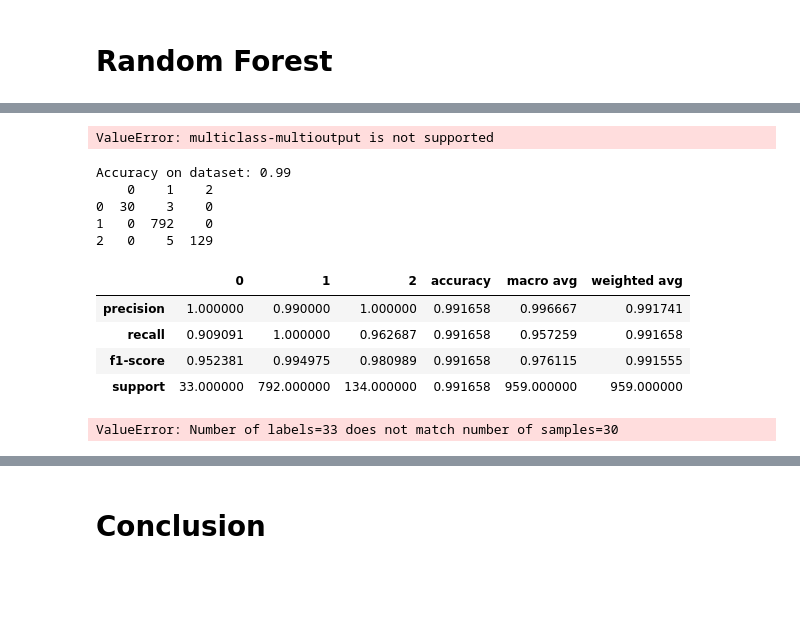
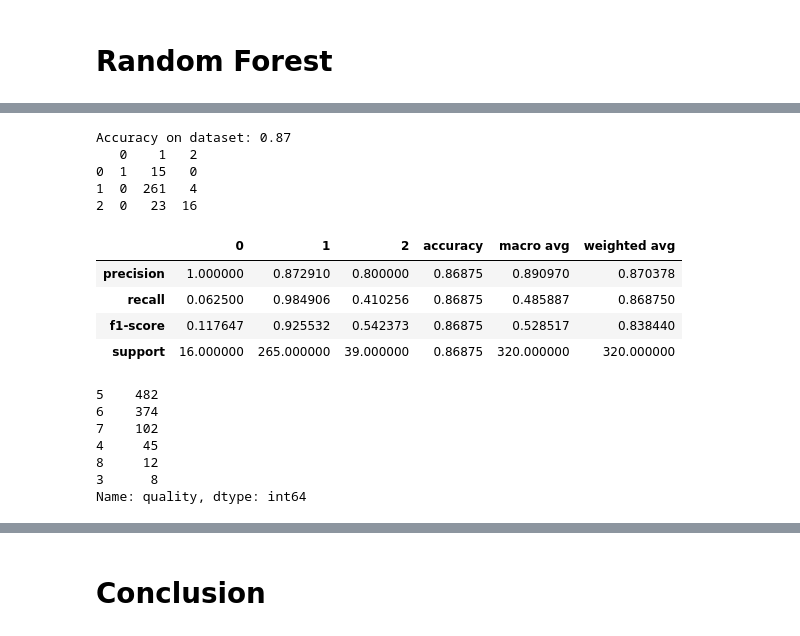
Before and after one commit to guedanie/wine-quality-project, a Jupyter notebook: wine_quality_practice.ipynb, the cells around one changed output, grey strips where cells are left out. Cells and saved outputs as stored; diff of their text form; code cells hidden in the pictures; blank space fills up the shorter version.

Commit message:
further work on phase III modeling

```diff
--- a/wine_quality_practice.ipynb
+++ b/wine_quality_practice.ipynb
@@ -569,7 +592,6 @@ def get_data_for_modeling_2():
     # Data acquire and prep
     wines = pd.read_csv("wine-quality-red.csv")
     wines["mso2"] = wines["free sulfur dioxide"] / (1 + 10** (wines.pH - 1.81))
-    wines = wines.drop(columns= "fixed acidity")
     wines['value'] = [2 if each > 6 else 1 if ((each > 4) and (each < 7)) else 0 for each in wines['quality']]
     wines.drop(columns="quality", inplace = True)
 
@@ -889,0 +912,3 @@ knn_2 accuracy score = 0.88
+# %%
+rf, y_pred = model.run_rf(train_scaled, y_train, 1, 13)
+y_pred = rf.predict(test_scaled)
@@ -909,7 +952,6 @@ def get_data_for_modeling_3():
     # Data acquire and prep
     wines = pd.read_csv("wine-quality-red.csv")
     wines["mso2"] = wines["free sulfur dioxide"] / (1 + 10** (wines.pH - 1.81))
-    wines = wines.drop(columns= "fixed acidity")
     wines['value'] = [2 if each > 6 else 1 if ((each > 4) and (each < 7)) else 0 for each in wines['quality']]
 
     # Data split
@@ -951,11 +975,3 @@ train_scaled
-# %%
-for i in range(1,25):
-    rf, y_pred = model.run_rf(train_scaled, y_train, 1, i)
-    y_pred = rf.predict(validate_scaled)
-    accuracy_score, matrix, report = model.accuracy_report(rf, y_pred, y_validate)
-    print(f"{i} = {report.accuracy[0]:.2f}")
-# %% [output]
-ValueError: multiclass-multioutput is not supported
 # %%
 # acquire and prep
 train_scaled, y_train, validate_scaled, y_validate, test_scaled, y_test = get_data_for_modeling_3()
@@ -967,26 +983,16 @@ train_scaled["value"] = y_pred
 # %%
-accuracy_score, matrix, report = model.accuracy_report(rf, y_pred, y_train_1)
+accuracy_score, matrix, report = model.accuracy_report(rf, y_pred, y_validate.value)
 print(accuracy_score)
 print(matrix)
 report
 # %% [output]
-Accuracy on dataset: 0.99
-    0    1    2
-0  30    3    0
-1   0  792    0
-2   0    5  129
+Accuracy on dataset: 0.87
+   0    1   2
+0  1   15   0
+1  0  261   4
+2  0   23  16
 |  | 0 | 1 | 2 | accuracy | macro avg | weighted avg |
-| precision | 1.000000 | 0.990000 | 1.000000 | 0.991658 | 0.996667 | 0.991741 |
-| recall | 0.909091 | 1.000000 | 0.962687 | 0.991658 | 0.957259 | 0.991658 |
-| f1-score | 0.952381 | 0.994975 | 0.980989 | 0.991658 | 0.976115 | 0.991555 |
-| support | 33.000000 | 792.000000 | 134.000000 | 0.991658 | 959.000000 | 959.000000 |
+| precision | 1.000000 | 0.872910 | 0.800000 | 0.86875 | 0.890970 | 0.870378 |
+| recall | 0.062500 | 0.984906 | 0.410256 | 0.86875 | 0.485887 | 0.868750 |
+| f1-score | 0.117647 | 0.925532 | 0.542373 | 0.86875 | 0.528517 | 0.838440 |
+| support | 16.000000 | 265.000000 | 39.000000 | 0.86875 | 320.000000 | 320.000000 |
-# %%
-# We will start with value == 0
-train_scaled_0 = train_scaled[train_scaled.value == 0]
-y_train_0 = y_train[y_train.value == 0].quality
-train_scaled_0.drop(columns="value", inplace=True)
-
-
-rf, y_pred = model.run_rf(train_scaled_0, y_train_0, 1, 9)
-# %% [output]
-ValueError: Number of labels=33 does not match number of samples=30
@@ -992,0 +1025,10 @@ ValueError: Number of labels=33 does not match number of samples=30
+# %%
+wine_1.quality.value_counts()
+# %% [output]
+5    482
+6    374
+7    102
+4     45
+8     12
+3      8
+Name: quality, dtype: int64
```
Also changed, not shown: parts of 24 cells of this notebook.
